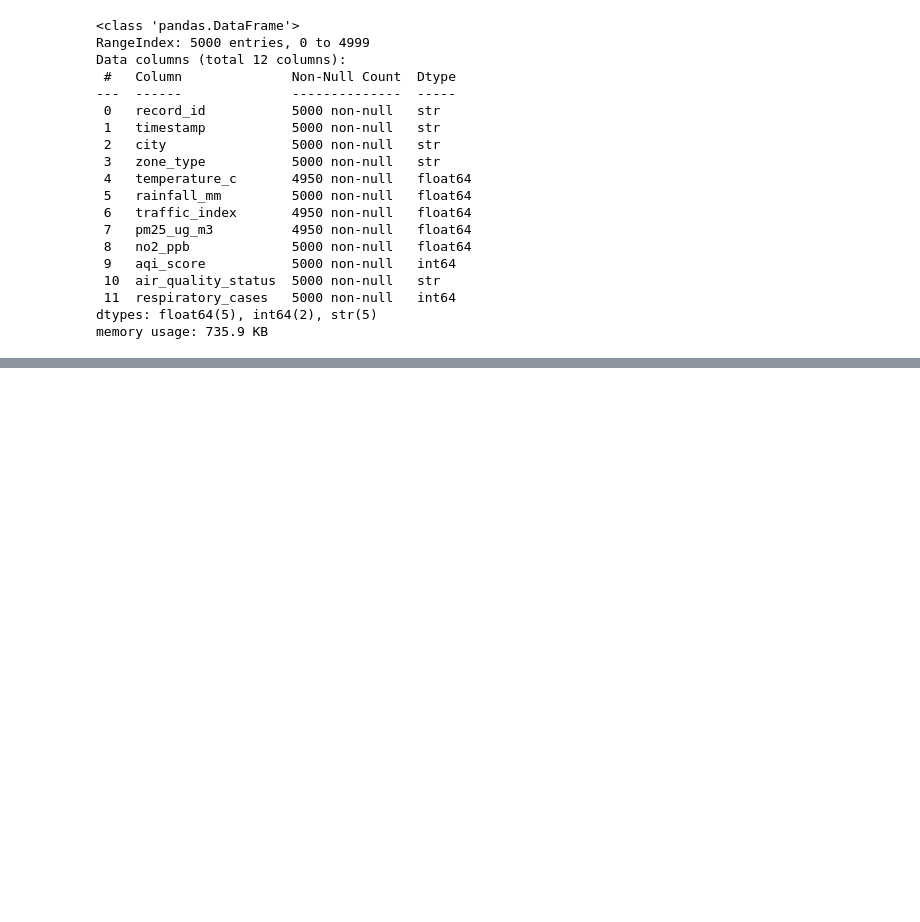
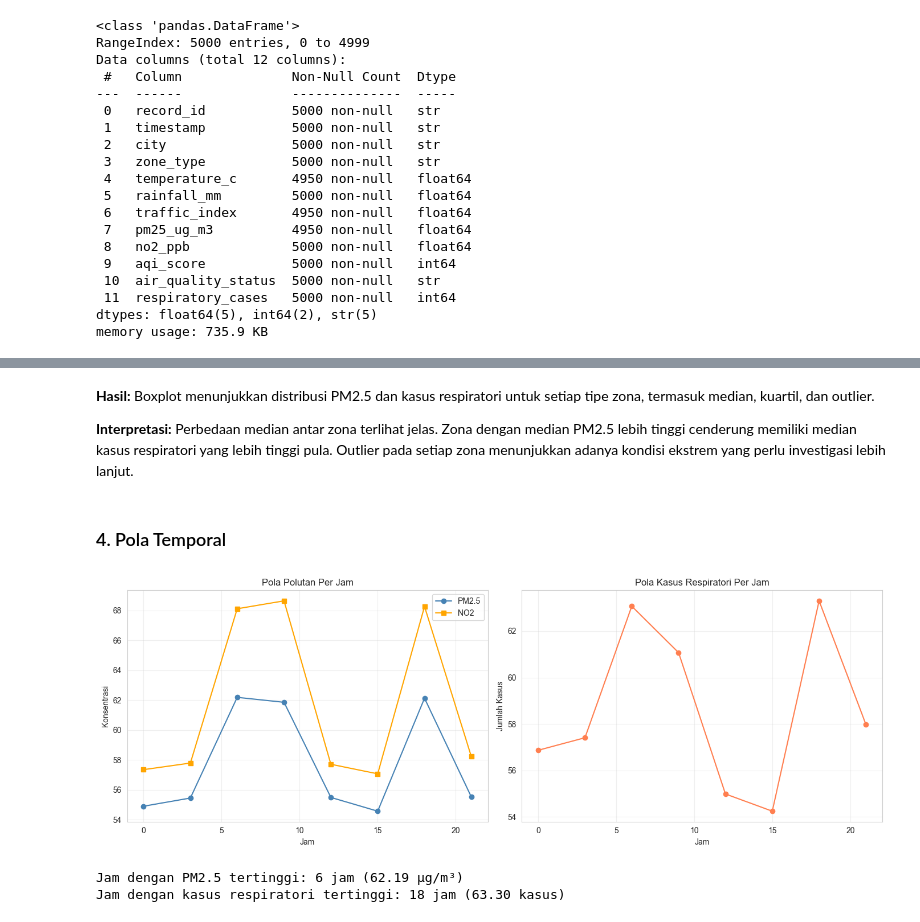
Before and after one commit to Nnaory/data-analysis-print-2026, a Jupyter notebook: analysis.ipynb, the cells around one changed output, grey strips where cells are left out. Cells and saved outputs as stored; diff of their text form; code cells hidden in the pictures; blank space fills up the shorter version.

```diff
--- a/analysis.ipynb
+++ b/analysis.ipynb
@@ -48,0 +596,38 @@ memory usage: 735.9 KB
+# %% [markdown]
+**Hasil:** Boxplot menunjukkan distribusi PM2.5 dan kasus respiratori untuk setiap tipe zona, termasuk median, kuartil, dan outlier.
+
+**Interpretasi:** Perbedaan median antar zona terlihat jelas. Zona dengan median PM2.5 lebih tinggi cenderung memiliki median kasus respiratori yang lebih tinggi pula. Outlier pada setiap zona menunjukkan adanya kondisi ekstrem yang perlu investigasi lebih lanjut.
+# %% [markdown]
+### 4. Pola Temporal
+# %%
+hourly_avg = df.groupby('hour').agg({
+    'pm25_ug_m3': 'mean',
+    'no2_ppb': 'mean',
+    'respiratory_cases': 'mean'
+}).round(2)
+
+fig, axes = plt.subplots(1, 2, figsize=(14, 5))
+
+axes[0].plot(hourly_avg.index, hourly_avg['pm25_ug_m3'], marker='o', label='PM2.5', color='steelblue')
+axes[0].plot(hourly_avg.index, hourly_avg['no2_ppb'], marker='s', label='NO2', color='orange')
+axes[0].set_xlabel('Jam')
+axes[0].set_ylabel('Konsentrasi')
+axes[0].set_title('Pola Polutan Per Jam')
+axes[0].legend()
+axes[0].grid(alpha=0.3)
+
+axes[1].plot(hourly_avg.index, hourly_avg['respiratory_cases'], marker='o', color='coral')
+axes[1].set_xlabel('Jam')
+axes[1].set_ylabel('Jumlah Kasus')
+axes[1].set_title('Pola Kasus Respiratori Per Jam')
+axes[1].grid(alpha=0.3)
+
+plt.tight_layout()
+plt.show()
+
+print(f"Jam dengan PM2.5 tertinggi: {hourly_avg['pm25_ug_m3'].idxmax()} jam ({hourly_avg['pm25_ug_m3'].max():.2f} µg/m³)")
+print(f"Jam dengan kasus respiratori tertinggi: {hourly_avg['respiratory_cases'].idxmax()} jam ({hourly_avg['respiratory_cases'].max():.2f} kasus)")
+# %% [output]
+[figure, added]
+Jam dengan PM2.5 tertinggi: 6 jam (62.19 µg/m³)
+Jam dengan kasus respiratori tertinggi: 18 jam (63.30 kasus)
```
Also changed, not shown: parts of 107 cells of this notebook.
